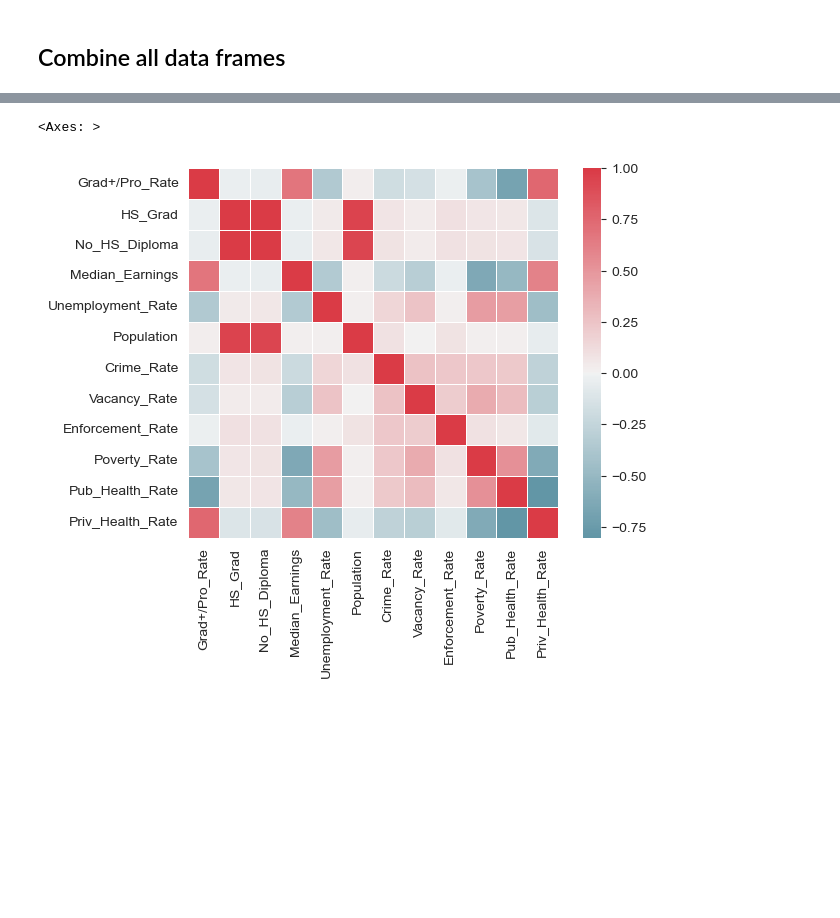
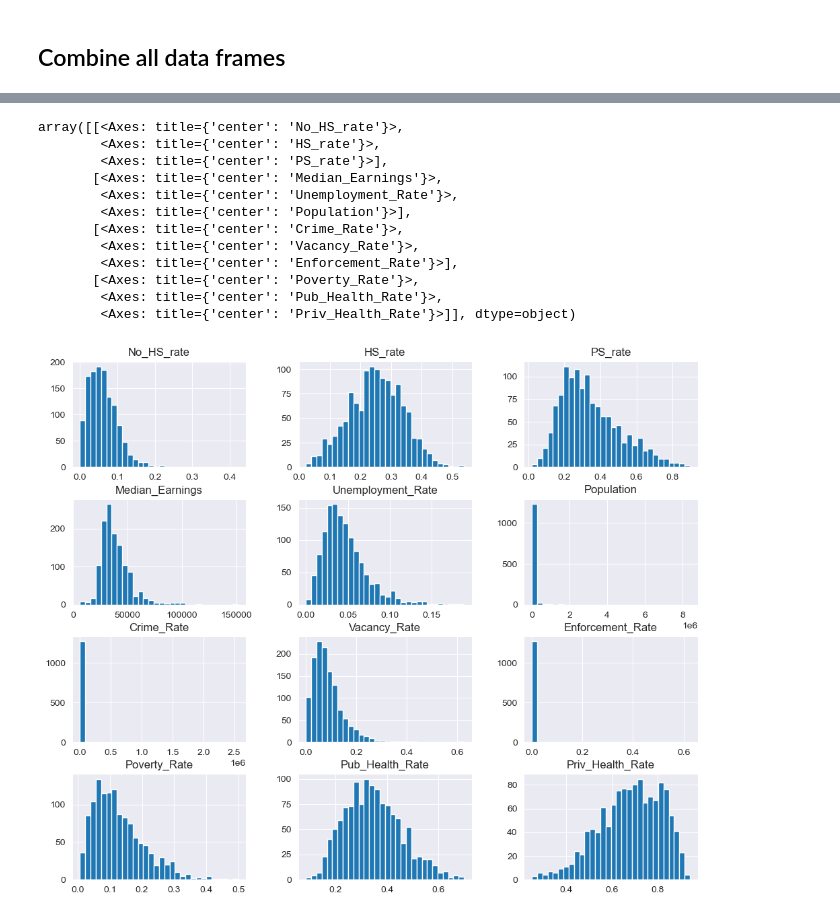
Before and after one commit to Simonguoo/Crime_rate_proj, a Jupyter notebook: data_cleaning.ipynb, the cells around one changed output, grey strips where cells are left out. Cells and saved outputs as stored; diff of their text form; code cells hidden in the pictures; blank space fills up the shorter version.

```diff
--- a/data_cleaning.ipynb
+++ b/data_cleaning.ipynb
@@ -421,4 +444,5 @@ initial_df = initial_df.drop_duplicates(subset=["City"])
 final_df = initial_df.dropna(axis=0, how="any")
 final_df.reset_index(drop= True, inplace= True)
 # %%
-final_df
+# now we drop unnecessary columns for our model
+eda_df = final_df.drop(["City", "Total_Housing", "Total_Law_Enforcement"], axis= 1)
@@ -524,9 +450,0 @@ final_df2 = final_df.drop(["Total_Housing", "Total_Law_Enforcement", "Violent_Cr
-# %%
-# checking heatmap again
-cont_vals = final_df2.drop("City", axis= 1).columns
-corr = final_df2[cont_vals].corr()
-cmap = sns.diverging_palette(220, 10, as_cmap=True)
-sns.heatmap(corr, center=0, cmap= cmap, square=True, linewidths=.5)
-# %% [output]
-<Axes: >
-[figure, removed]
@@ -534,0 +451,16 @@ final_df2.to_csv("final_df.csv", index= False)
+# %%
+eda_df.hist(figsize = (12,10), bins=30)
+# %% [output]
+array([[<Axes: title={'center': 'No_HS_rate'}>,
+        <Axes: title={'center': 'HS_rate'}>,
+        <Axes: title={'center': 'PS_rate'}>],
+       [<Axes: title={'center': 'Median_Earnings'}>,
+        <Axes: title={'center': 'Unemployment_Rate'}>,
+        <Axes: title={'center': 'Population'}>],
+       [<Axes: title={'center': 'Crime_Rate'}>,
+        <Axes: title={'center': 'Vacancy_Rate'}>,
+        <Axes: title={'center': 'Enforcement_Rate'}>],
+       [<Axes: title={'center': 'Poverty_Rate'}>,
+        <Axes: title={'center': 'Pub_Health_Rate'}>,
+        <Axes: title={'center': 'Priv_Health_Rate'}>]], dtype=object)
+[figure, added]
```
Also changed, not shown: parts of 46 cells of this notebook.
